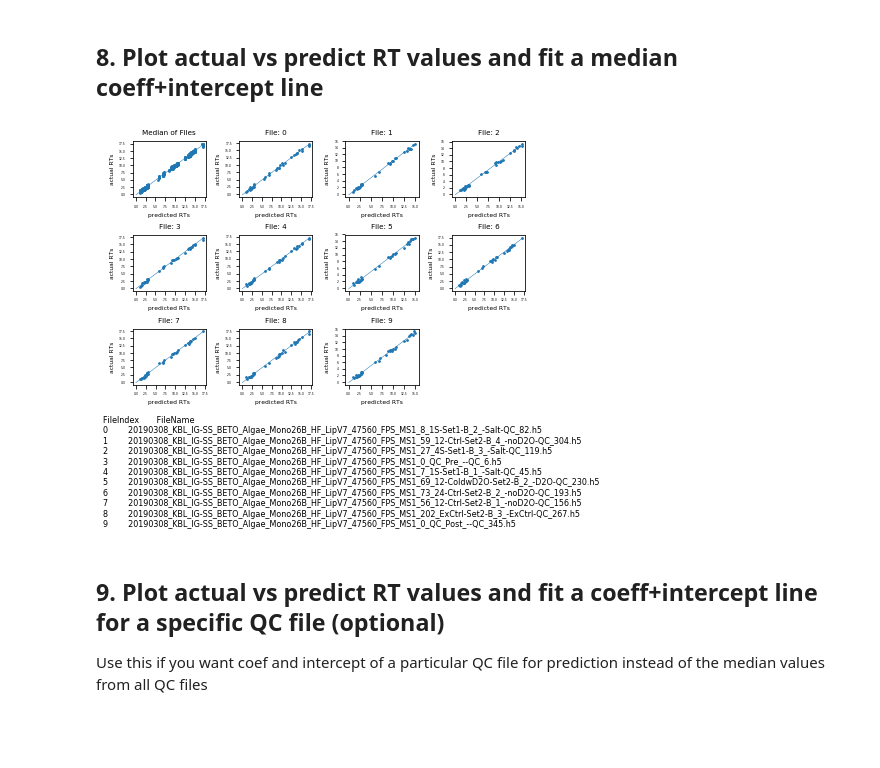
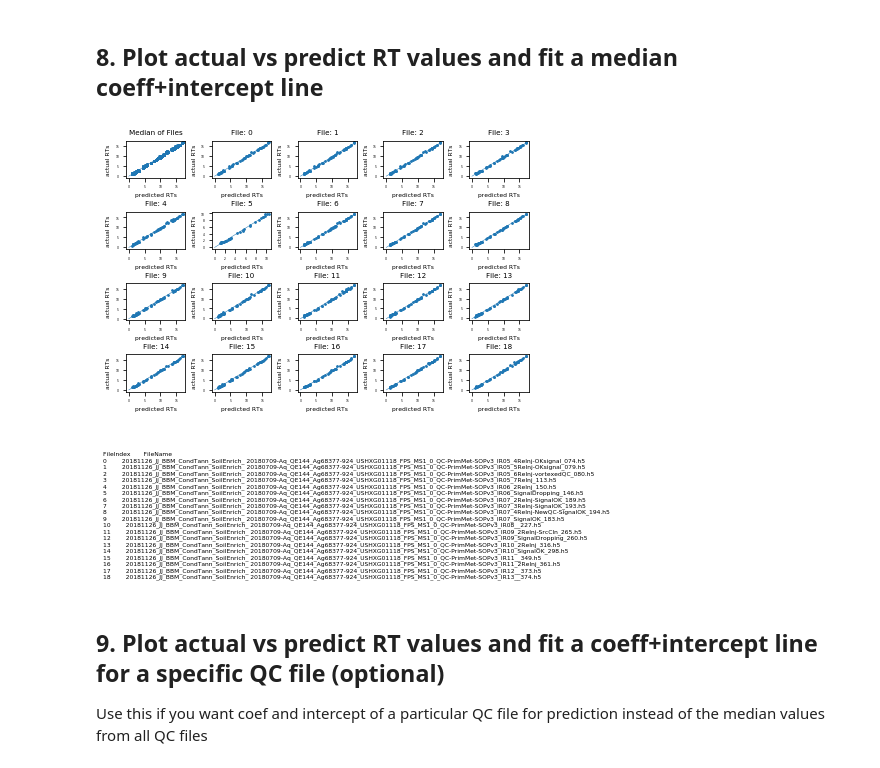
Before and after one commit to biorack/metatlas, a Jupyter notebook: docs/example_notebooks/workflow/Workflow Notebook-VS_Auto_RT_Predict.ipynb, the cells around one changed output. Saved outputs shown, nothing was run; the diff lists cells and outputs as text; code cells hidden in the pictures; blank space fills up the shorter version.

```diff
--- a/docs/example_notebooks/workflow/Workflow Notebook-VS_Auto_RT_Predict.ipynb
+++ b/docs/example_notebooks/workflow/Workflow Notebook-VS_Auto_RT_Predict.ipynb
@@ -74,13 +74,15 @@ env: HDF5_USE_FILE_LOCKING=FALSE
 2. Create a subdirectory name for the output, each run through you may want to create a new output folder.
 3. When you run the block the folders will be created in your home directory.  If the directory already exists, the block will just set the path for use with future code blocks.
 # %%
-project_directory='/global/homes/FIRST-INITIAL-OF-USERNAME/USERNAME/PROJECTDIRECTORY/'  # <- edit this line, do not copy the path directly from NERSC (ex. the u1, or u2 directories)
-output_subfolder='HILIC_POS_20190830/'  # <- edit this as 'chromatography_polarity_yyyymmdd/'
-output_dir = os.path.join(project_directory,output_subfolder)
+#project_directory='/global/homes/FIRST-INITIAL-OF-USERNAME/USERNAME/PROJECTDIRECTORY/'  # <- edit this line, do not copy the path directly from NERSC (ex. the u1, or u2 directories)
+#output_subfolder='HILIC_POS_20190830/'  # <- edit this as 'chromatography_polarity_yyyymmdd/'
+#output_dir = os.path.join(project_directory,output_subfolder)
+
+output_dir = '/global/homes/v/vrsingan'
 output_data_qc = os.path.join(output_dir,'data_QC')
 
-if not os.path.exists(project_directory):
-   os.makedirs(project_directory)
+#if not os.path.exists(project_directory):
+#   os.makedirs(project_directory)
 if not os.path.exists(output_dir):
    os.makedirs(output_dir)
 if not os.path.exists(output_data_qc):
@@ -89,7 +91,8 @@ if not os.path.exists(output_data_qc):
 ## 3. Select groups and get QC files
 # %%
 dp = reload(dp)
-groups = dp.select_groups_for_analysis(name = '%20190308_KBL_IG-SS_BETO_Algae_Mono26B_HF_LipV7_47560%',
+#groups = dp.select_groups_for_analysis(name = '%20190308_KBL_IG-SS_BETO_Algae_Mono26B_HF_LipV7_47560%',
+groups = dp.select_groups_for_analysis(name = '%20181126_CondTann_SoilEnrich_ 20180709-Aq_HIL_FPS_MS1_QC-PrimMet-SOPv3%',
                                        most_recent = True,
                                        remove_empty = True,
                                        include_list = ['QC'], exclude_list = [])  #['QC','Blank']
@@ -265,6 +268,7 @@ plt.savefig(os.path.join(output_data_qc,'MAE_allFiles.pdf'), bbox_inches="tight"
 #User can change to use particular qc file
 import itertools
 import math
+from __future__ import division
 from matplotlib import gridspec
 
 x = list(itertools.chain(*pred_rts))
@@ -273,44 +277,46 @@ y = list(itertools.chain(*actual_rts))
 coef = np.median(coefs)
 intercept = np.median(intercepts)
 
-rows = int(math.ceil((qc_actual_df.shape[1]+1)/3))
-cols = 4
+rows = int(math.ceil((qc_actual_df.shape[1]+1)/5))
+cols = 5
+fig = plt.figure(constrained_layout=True)
+
 gs = gridspec.GridSpec(rows, cols)
 plt.rc('font', size=6)
 plt.rc('axes', labelsize=6)
 plt.rc('xtick', labelsize=3)
 plt.rc('ytick', labelsize=3)
-fig = plt.figure(constrained_layout=True)
+
 
 ax = fig.add_subplot(gs[0])
 ax.scatter(x,y, s=3)
 ax.plot(np.linspace(0, max(x), 100), coef*np.linspace(0, max(x), 100)+intercept, linewidth=0.5)
 ax.set_title("Median of Files")
 ax.set_xlabel('predicted RTs')
 ax.set_ylabel('actual RTs')
 
 for i in range(qc_actual_df.shape[1]):
     coef = coefs[i]
     intercept = intercepts[i]
     x = list(itertools.chain(*pred_rts[i]))
     y = actual_rts[i]
 
     ax = fig.add_subplot(gs[i+1])
     ax.scatter(x, y, s=3)
     ax.plot(np.linspace(0, max(x),100), coefs[i]*np.linspace(0,max(x),100)+intercept, linewidth=0.5)
     ax.set_title("File: "+str(i))
     ax.set_xlabel('predicted RTs')
     ax.set_ylabel('actual RTs')
 
 fig_legend = "FileIndex       FileName"
 for i in range(qc_actual_df.shape[1]):
     fig_legend = fig_legend+"\n"+str(i)+"        "+qc_actual_df.columns[i][1]
 
-fig.tight_layout()
-plt.text(0,-0.4, fig_legend, fontsize=8, transform=plt.gcf().transFigure)
+fig.tight_layout(pad=0.5)
+plt.text(0,-0.03*qc_actual_df.shape[1], fig_legend, transform=plt.gcf().transFigure)
 plt.savefig(os.path.join(output_data_qc, 'Actual_vs_Predicted_RTs.pdf'), bbox_inches="tight")
 # %% [output]
-[figure, old version]
+[figure, new version]
 # %% [markdown]
 ## 9. Plot actual vs predict RT values and fit a coeff+intercept line for a specific QC file (optional)
 
```
Also changed, not shown: parts of 6 cells of this notebook.
